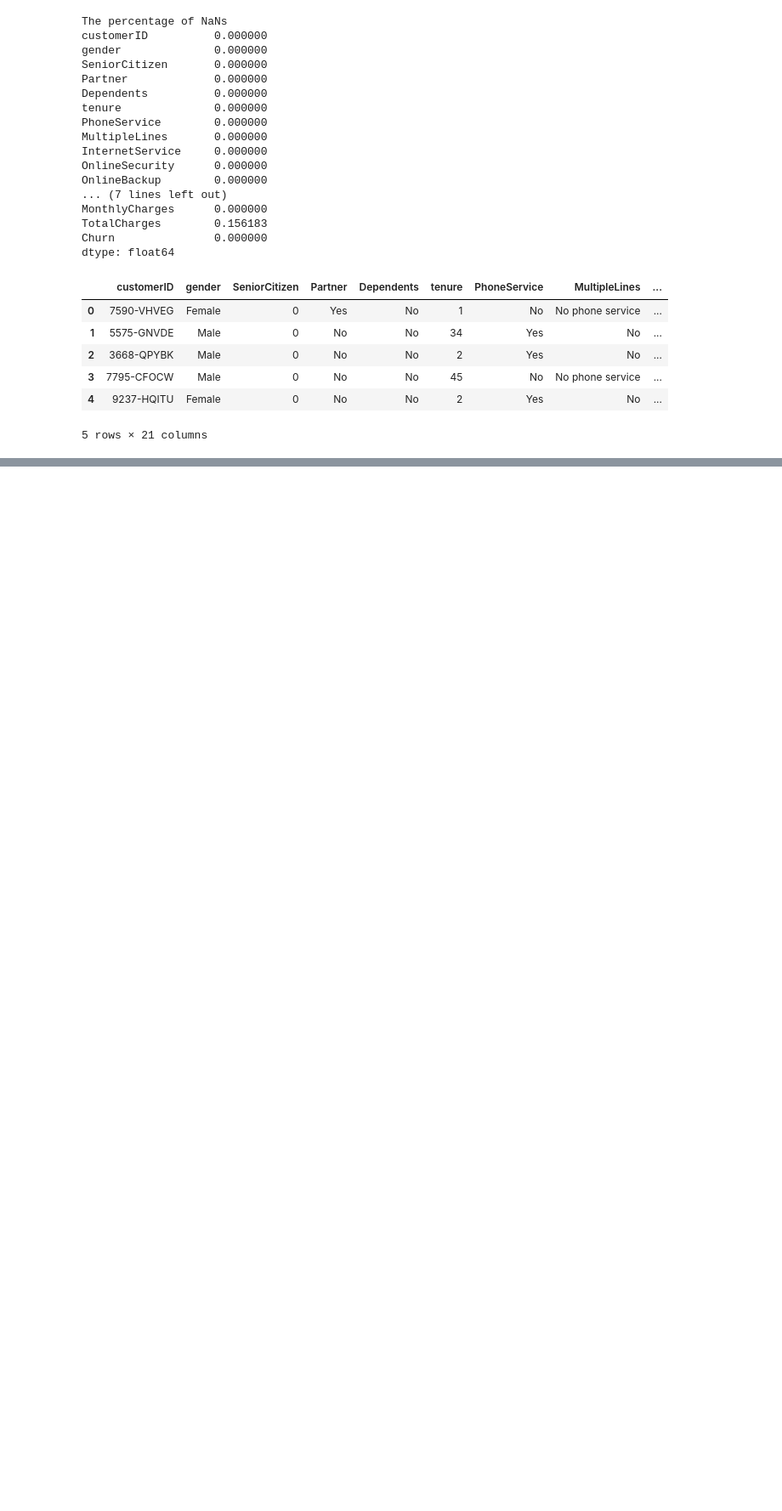
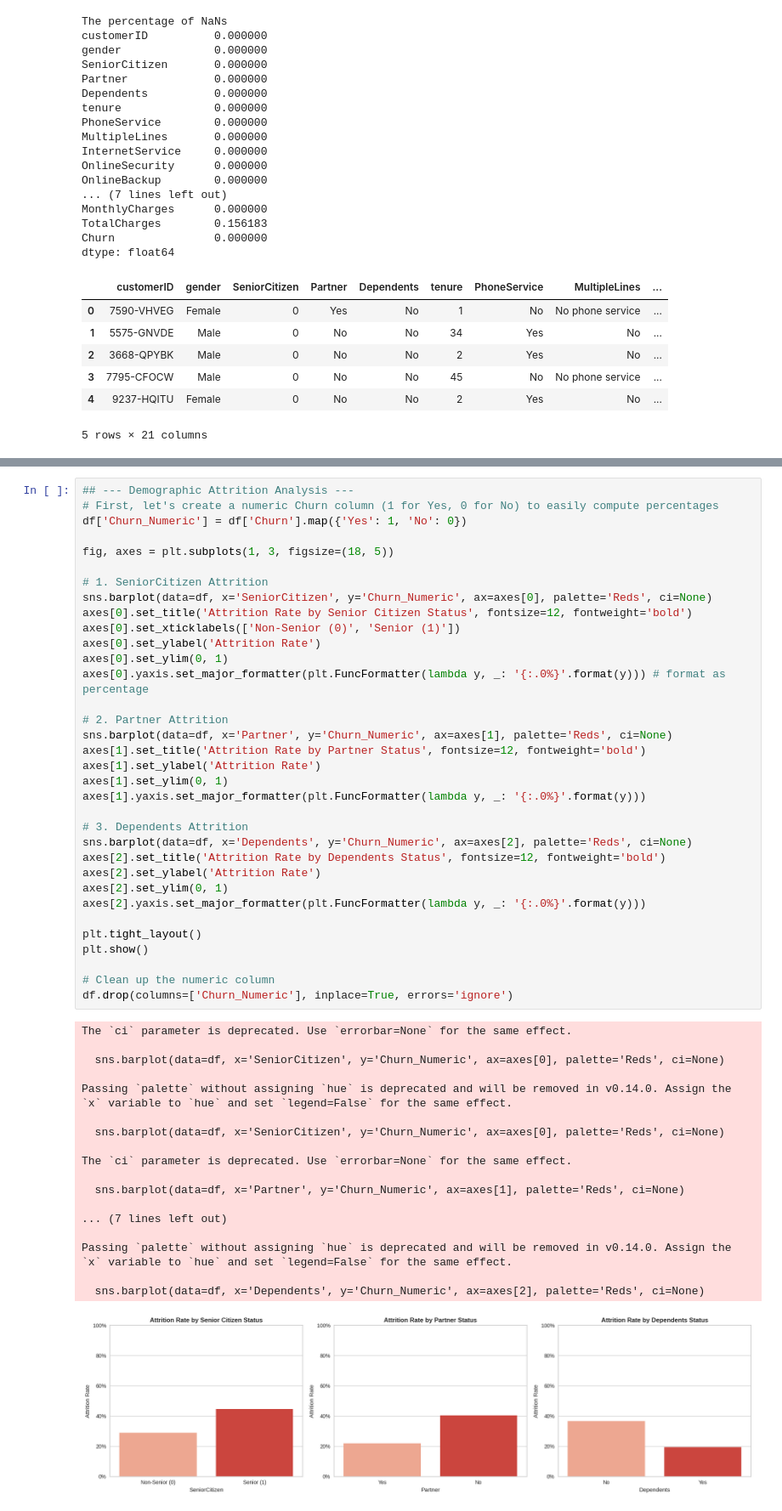
Before and after one commit to Andy12-14/telecom_clustering, a Jupyter notebook: tabular/telecom2.ipynb, the cells around one changed output, grey strips where cells are left out. Shown at 85% size. Cells and saved outputs as stored; diff of their text form; blank space fills up the shorter version.

Commit message:
update the clustering and the computer vision notebook

```diff
--- a/tabular/telecom2.ipynb
+++ b/tabular/telecom2.ipynb
@@ -157,0 +251,53 @@ the attrition rate is : 31.427758816837315, the retention rate is : 68.572241183
+# %%
+## --- Demographic Attrition Analysis ---
+# First, let's create a numeric Churn column (1 for Yes, 0 for No) to easily compute percentages
+df['Churn_Numeric'] = df['Churn'].map({'Yes': 1, 'No': 0})
+
+fig, axes = plt.subplots(1, 3, figsize=(18, 5))
+
+# 1. SeniorCitizen Attrition
+sns.barplot(data=df, x='SeniorCitizen', y='Churn_Numeric', ax=axes[0], palette='Reds', ci=None)
+axes[0].set_title('Attrition Rate by Senior Citizen Status', fontsize=12, fontweight='bold')
+axes[0].set_xticklabels(['Non-Senior (0)', 'Senior (1)'])
+axes[0].set_ylabel('Attrition Rate')
+axes[0].set_ylim(0, 1)
+axes[0].yaxis.set_major_formatter(plt.FuncFormatter(lambda y, _: '{:.0%}'.format(y))) # format as percentage
+
+# 2. Partner Attrition
+sns.barplot(data=df, x='Partner', y='Churn_Numeric', ax=axes[1], palette='Reds', ci=None)
+axes[1].set_title('Attrition Rate by Partner Status', fontsize=12, fontweight='bold')
+axes[1].set_ylabel('Attrition Rate')
+axes[1].set_ylim(0, 1)
+axes[1].yaxis.set_major_formatter(plt.FuncFormatter(lambda y, _: '{:.0%}'.format(y)))
+
+# 3. Dependents Attrition
+sns.barplot(data=df, x='Dependents', y='Churn_Numeric', ax=axes[2], palette='Reds', ci=None)
+axes[2].set_title('Attrition Rate by Dependents Status', fontsize=12, fontweight='bold')
+axes[2].set_ylabel('Attrition Rate')
+axes[2].set_ylim(0, 1)
+axes[2].yaxis.set_major_formatter(plt.FuncFormatter(lambda y, _: '{:.0%}'.format(y)))
+
+plt.tight_layout()
+plt.show()
+
+# Clean up the numeric column
+df.drop(columns=['Churn_Numeric'], inplace=True, errors='ignore')
+# %% [output]
+The `ci` parameter is deprecated. Use `errorbar=None` for the same effect.
+
+  sns.barplot(data=df, x='SeniorCitizen', y='Churn_Numeric', ax=axes[0], palette='Reds', ci=None)
+
+Passing `palette` without assigning `hue` is deprecated and will be removed in v0.14.0. Assign the `x` variable to `hue` and set `legend=False` for the same effect.
+
+  sns.barplot(data=df, x='SeniorCitizen', y='Churn_Numeric', ax=axes[0], palette='Reds', ci=None)
+
+The `ci` parameter is deprecated. Use `errorbar=None` for the same effect.
+
+  sns.barplot(data=df, x='Partner', y='Churn_Numeric', ax=axes[1], palette='Reds', ci=None)
+
+... (7 lines left out)
+
+Passing `palette` without assigning `hue` is deprecated and will be removed in v0.14.0. Assign the `x` variable to `hue` and set `legend=False` for the same effect.
+
+  sns.barplot(data=df, x='Dependents', y='Churn_Numeric', ax=axes[2], palette='Reds', ci=None)
+[figure, added]
```
Also changed, not shown: parts of 21 cells of this notebook, 1 other file.
